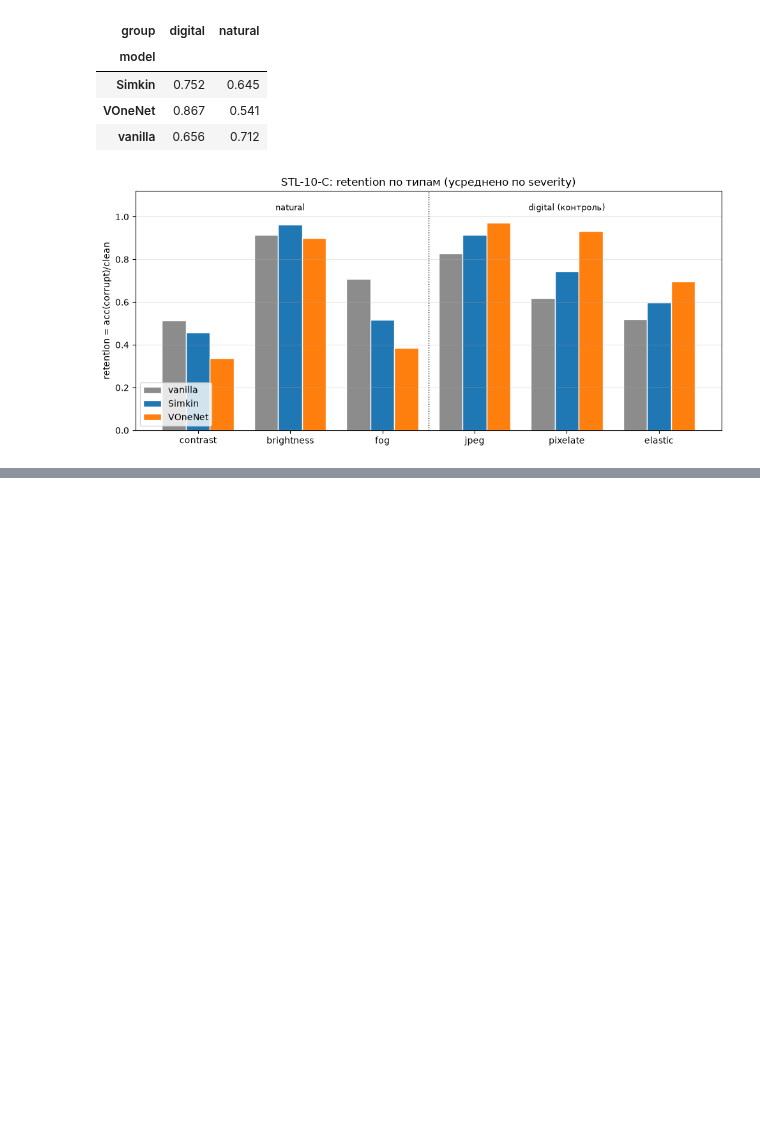
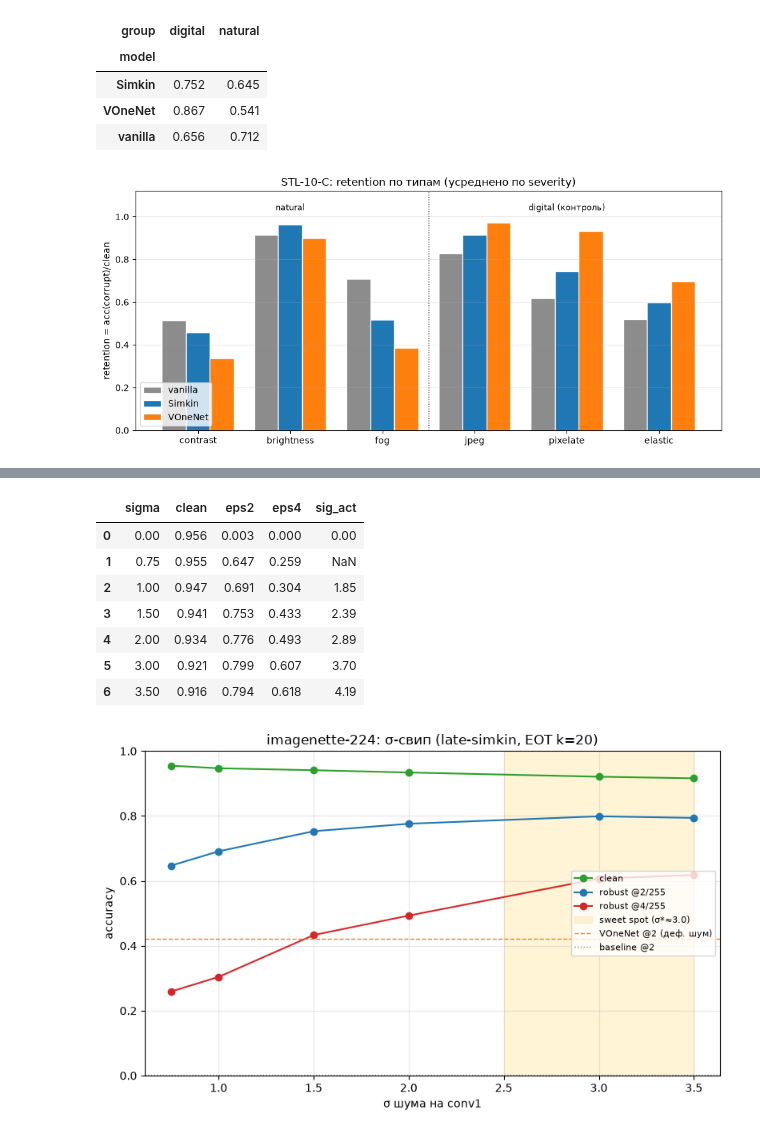
Before and after one commit to tarakanov517/CV_JND_based_approach, a Jupyter notebook: notebooks/compare_experiments.ipynb, the cells around one changed output, grey strips where cells are left out. Saved outputs shown, nothing was run; the diff lists cells and outputs as text; code cells hidden in the pictures; blank space fills up the shorter version.

```diff
--- a/notebooks/compare_experiments.ipynb
+++ b/notebooks/compare_experiments.ipynb
@@ -636,0 +780,37 @@ plt.tight_layout(); plt.show()
+# %%
+import numpy as np, pandas as pd, matplotlib.pyplot as plt
+
+nab_img = pd.DataFrame([
+    dict(sigma=0.0,  clean=0.956, eps2=0.003, eps4=0.000, sig_act=0.00),  # baseline (PGD, amp=false)
+    dict(sigma=0.75, clean=0.955, eps2=0.647, eps4=0.259, sig_act=np.nan),
+    dict(sigma=1.0,  clean=0.947, eps2=0.691, eps4=0.304, sig_act=1.85),
+    dict(sigma=1.5,  clean=0.941, eps2=0.753, eps4=0.433, sig_act=2.39),
+    dict(sigma=2.0,  clean=0.934, eps2=0.776, eps4=0.493, sig_act=2.89),
+    dict(sigma=3.0,  clean=0.921, eps2=0.799, eps4=0.607, sig_act=3.70),
+    dict(sigma=3.5,  clean=0.916, eps2=0.794, eps4=0.618, sig_act=4.19),
+])
+VONE_EPS2 = 0.422   # VOneNet, ДЕФОЛТНЫЙ шум (не fair, ждёт свип VOne)
+display(nab_img)
+
+fig, ax = plt.subplots(figsize=(8, 5))
+d = nab_img[nab_img.sigma > 0]                       # кривые по шуму (без baseline-точки)
+ax.plot(d.sigma, d.clean, 'o-', color='#2ca02c', label='clean')
+ax.plot(d.sigma, d.eps2,  'o-', color='#1f77b4', label='robust @2/255')
+ax.plot(d.sigma, d.eps4,  'o-', color='#d62728', label='robust @4/255')
+ax.axvspan(2.5, 3.5, color='#ffe08a', alpha=.35, label='sweet spot (σ*≈3.0)')
+ax.axhline(VONE_EPS2, color='#ff7f0e', lw=1, ls='--', label='VOneNet @2 (деф. шум)')
+ax.axhline(0.003,     color='#8c8c8c', lw=1, ls=':',  label='baseline @2')
+ax.set_xlabel('σ шума на conv1'); ax.set_ylabel('accuracy'); ax.set_ylim(0, 1)
+ax.set_title('imagenette-224: σ-свип (late-simkin, EOT k=20)')
+ax.grid(alpha=.3); ax.legend(fontsize=8, loc='center right')
+plt.tight_layout(); plt.show()
+# %% [output]
+|  | sigma | clean | eps2 | eps4 | sig_act |
+| 0 | 0.00 | 0.956 | 0.003 | 0.000 | 0.00 |
+| 1 | 0.75 | 0.955 | 0.647 | 0.259 | NaN |
+| 2 | 1.00 | 0.947 | 0.691 | 0.304 | 1.85 |
+| 3 | 1.50 | 0.941 | 0.753 | 0.433 | 2.39 |
+| 4 | 2.00 | 0.934 | 0.776 | 0.493 | 2.89 |
+| 5 | 3.00 | 0.921 | 0.799 | 0.607 | 3.70 |
+| 6 | 3.50 | 0.916 | 0.794 | 0.618 | 4.19 |
+[figure, added]
```
Also changed, not shown: parts of 5 cells of this notebook.
